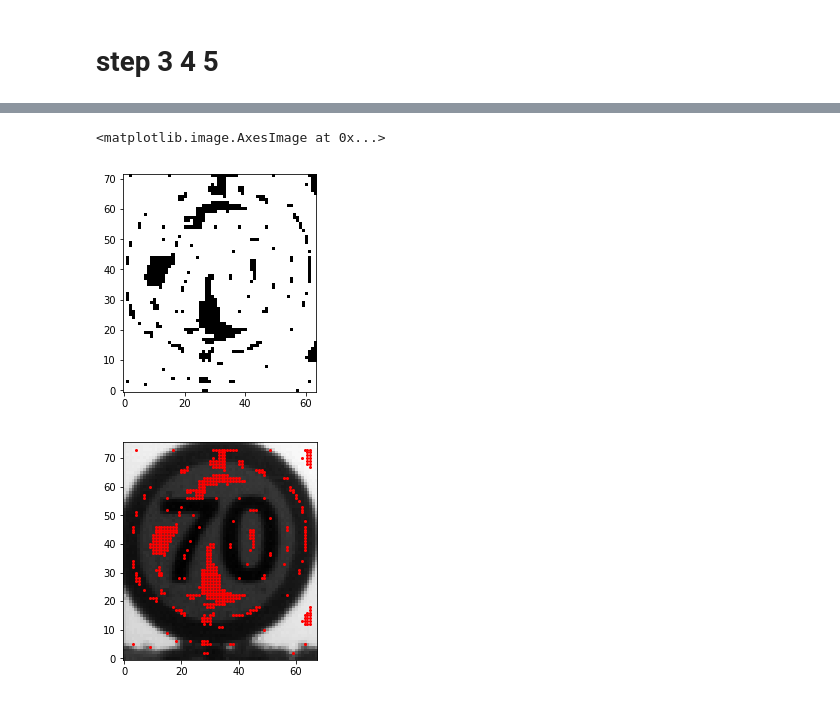
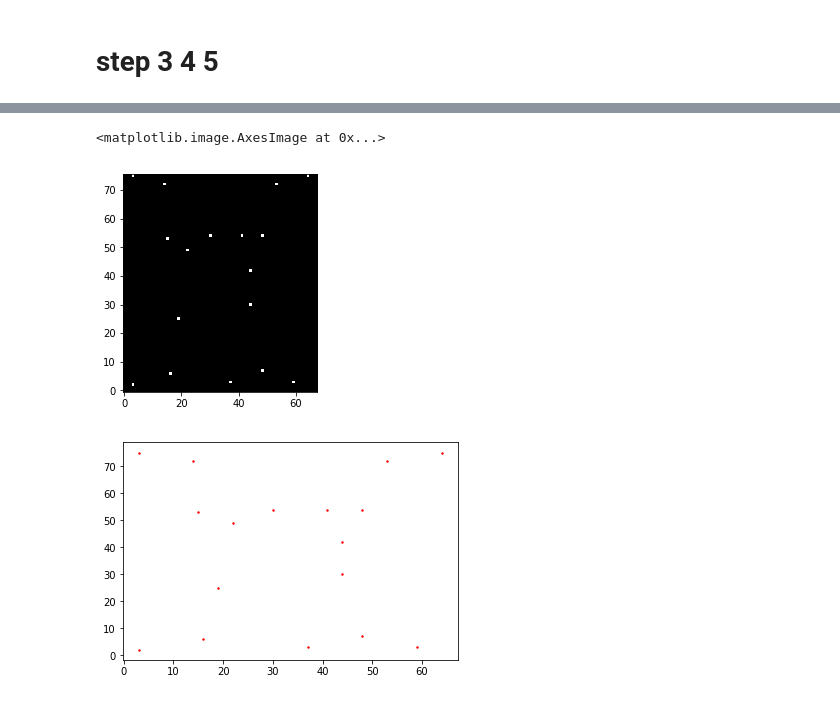
Before and after one commit to hodayamar/excellenteam-python-mobileye-distance-calculation, a Jupyter notebook: efrat-harris-script.ipynb, the cells around one changed output, grey strips where cells are left out. Cells and saved outputs as stored; diff of their text form; code cells hidden in the pictures.

```diff
--- a/efrat-harris-script.ipynb
+++ b/efrat-harris-script.ipynb
@@ -75,15 +75,21 @@ R = np.zeros((prev_mat_xx.shape[0]-4,prev_mat_xx.shape[1]-4))
 k = 0.05
 # %%
-for x in range(2,prev_rect_mat.shape[0]-2):
-    for y in range(2,prev_rect_mat.shape[1]-2):
-#         print(f"({x},{y})")
-        fsxx = (prev_mat_xx[x-2:x+2,y-2:y+2]*(1/9)).sum()
-        fsxy = (prev_mat_xy[x-2:x+2,y-2:y+2]*(1/9)).sum()
-        fsyy = (prev_mat_yy[x-2:x+2,y-2:y+2]*(1/9)).sum()
+# for x in range(3,prev_rect_mat.shape[0]-3):
+#     for y in range(3,prev_rect_mat.shape[1]-3):
+# #         print(f"({x},{y})")
+#         fsxx = (prev_mat_xx[x-3:x+3,y-3:y+3]*(1/49)).sum()
+#         fsxy = (prev_mat_xy[x-3:x+3,y-3:y+3]*(1/49)).sum()
+#         fsyy = (prev_mat_yy[x-3:x+3,y-3:y+3]*(1/49)).sum()
 
-        H = np.array([[fsxx, fsxy], [fsxy, fsyy]])
-#         R[x-2][y-2] = np.linalg.det(H) - k*((np.trace(H))**2)
-        R[x-2][y-2] = 2*(np.linalg.det(H)/(np.trace(H) + 0.01))
+#         H = np.array([[fsxx, fsxy], [fsxy, fsyy]])
+#         R[x-3][y-3] = np.linalg.det(H) - k*((np.trace(H))**2)
+#         R[x-2][y-2] = 2*(np.linalg.det(H)/(np.trace(H) + 0.01))
+# %%
+for x in range(prev_rect_mat.shape[0]):
+    for y in range(prev_rect_mat.shape[1]):
+        H = np.array([[sxx[x][y], sxy[x][y]], [sxy[x][y], syy[x][y]]])
+        R[x][y] = np.linalg.det(H) - k*((np.trace(H))**2)
+#         R[x][y] = 2*np.linalg.det(H)/(np.trace(H) + 0.01)
 # %%
 plt.imshow(R,cmap='gray',origin='lower')
 # %% [output]
@@ -97,2 +103,3 @@ plt.imshow(R[15:70,18:50],cmap='gray',origin='lower')
 # %%
-max_R = maximum_filter(R, 5)
+max_R = maximum_filter(R, 9)
+threshold = abs(max_R)
@@ -99,15 +111,18 @@ max_R = maximum_filter(R, 5)
 # %%
-mask = np.zeros((prev_mat_xx.shape[0]-4,prev_mat_xx.shape[1]-4))
-mask[(R - max_R)**2 > 1 ] = 1
+mask = np.zeros((prev_mat_xx.shape[0],prev_mat_xx.shape[1]))
+# mask[(R - max_R)**2 > 1 ] = 1
+mask[(R == max_R)] = 1
+# mask[abs(R - max_R) > 1 ] = 1
 plt.imshow(mask,cmap='gray',origin='lower')
 # %% [output]
 <matplotlib.image.AxesImage at 0x...>
-[figure, old version]
+[figure, new version]
 # %%
-plt.imshow(prev_rect_mat,cmap='gray',origin='lower')
-for x in range(2,prev_rect_mat.shape[0]-2):
-    for y in range(2,prev_rect_mat.shape[1]-2):
-        if not mask[x-2][y-2]:
-            plt.scatter(y,x, c='r', s=4)
+# plt.imshow(prev_rect_mat,cmap='gray',origin='lower')
+for x in range(prev_rect_mat.shape[0]):
+    for y in range(prev_rect_mat.shape[1]):
+        if mask[x][y]:
+            plt.scatter(y,x, c='r', s=2)
+#             plt.scatter(y,x, c='r', s=(R[x-2][y-2]))
 # %% [output]
-[figure, old version]
+[figure, new version]
```
Also changed, not shown: parts of 11 cells of this notebook, 3 other files.
